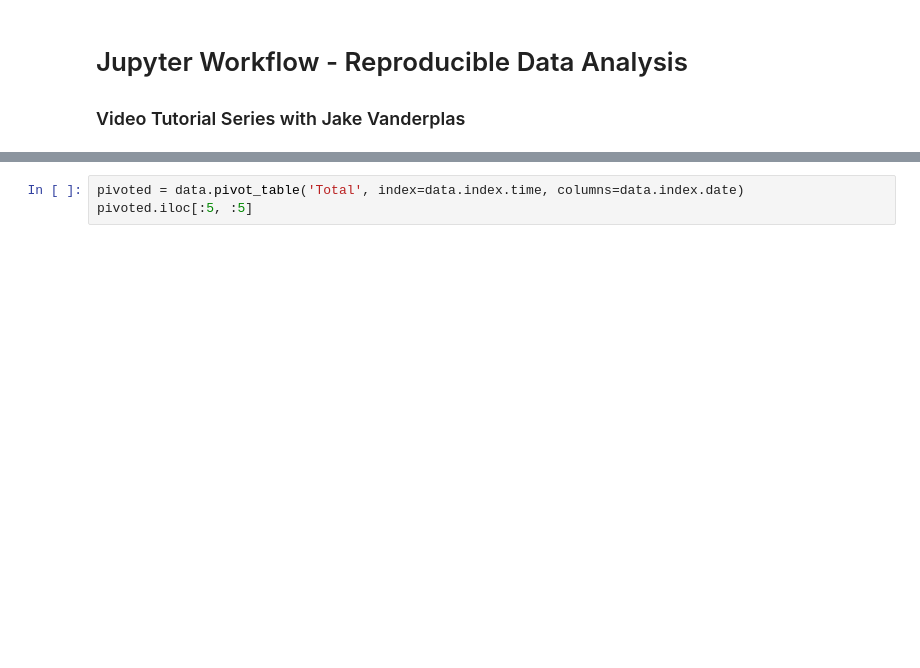
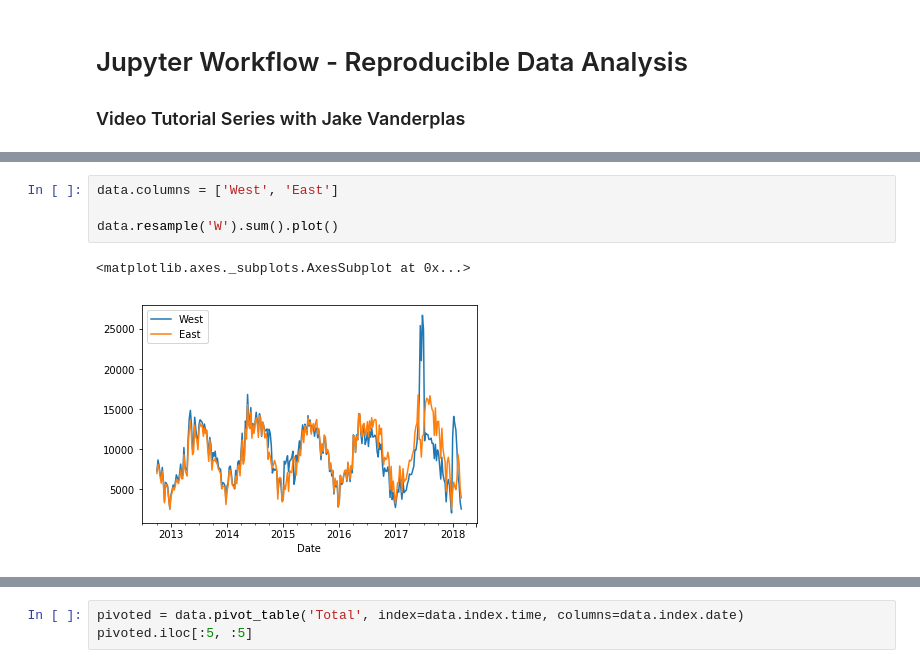
Before and after one commit to BA-Analytics/JupyterWorkflow, a Jupyter notebook: JupyterWorkflow.ipynb, the cells around one changed output, grey strips where cells are left out. Drawn from its saved outputs; the diff is of its cells as text; blank space fills up the shorter version.

```diff
--- a/JupyterWorkflow.ipynb
+++ b/JupyterWorkflow.ipynb
@@ -31,0 +31,7 @@ data.plot()
+# %%
+data.columns = ['West', 'East']
+
+data.resample('W').sum().plot()
+# %% [output]
+<matplotlib.axes._subplots.AxesSubplot at 0x...>
+[figure, added]
```
Also changed, not shown: parts of 10 cells of this notebook, 1 other file.
